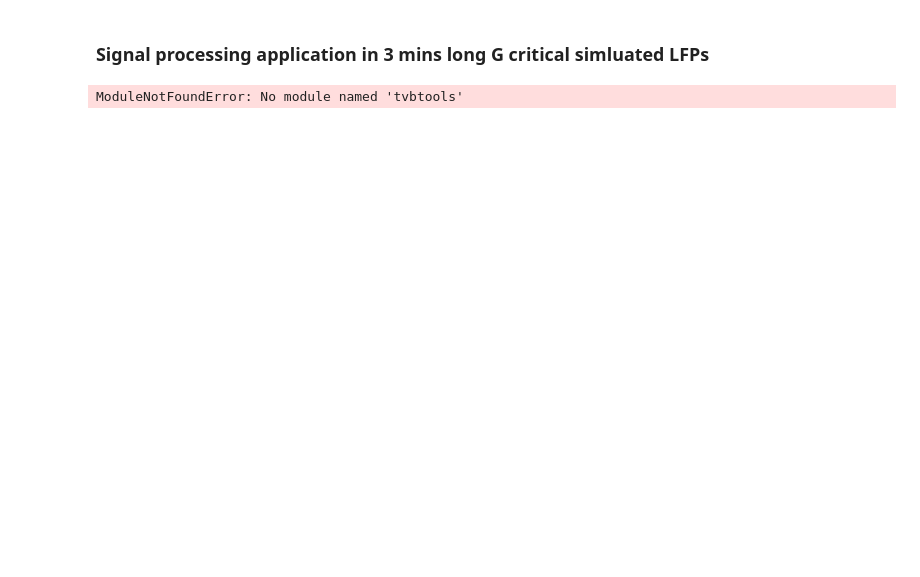
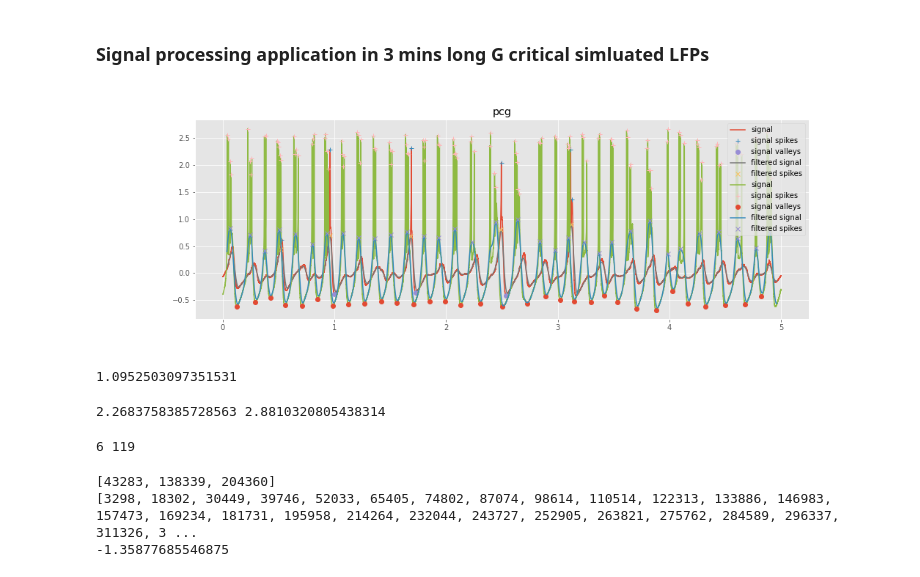
Before and after one commit to yilewang/Gc_detect_script, a Jupyter notebook: application/h5signalgc.ipynb, the cells around one changed output. Drawn from its saved outputs; the diff is of its cells as text; code cells hidden in the pictures; blank space fills up the shorter version.

Commit message:
update signal tools

```diff
--- a/application/h5signalgc.ipynb
+++ b/application/h5signalgc.ipynb
@@ -9,18 +9,16 @@ import sys
 from scipy.signal import hilbert, chirp
 # import tools
 # sys.path.append("/mnt/c/Users/wayne/tvb/tvbtools")
-# sys.path.append("/mnt/w/github/tvbtools")
-from tvbtools.tools.signaltools import SignalToolkit
+sys.path.append("/mnt/w/github/tvbtools")
+from tvbtools.signaltools import SignalToolkit
 import ipywidgets as widgets
 my_layout = widgets.Layout()
 plt.style.use('ggplot')
 %matplotlib inline
-# %% [output]
-ModuleNotFoundError: No module named 'tvbtools'
 # %%
 # import example data
 # filename = "/mnt/c/Users/wayne/tvb/gc3mins/SNC/2820A.h5"
-filename = "/mnt/w/gc3mins/SNC/2820A.h5"
+filename = "/mnt/w/gc3mins/AD/0306A.h5"
 # create an instance
 subject = SignalToolkit(filename, fs=81920.)
 dset = subject.hdf5_reader()
@@ -34,15 +32,23 @@ spikesparas_af= {'prominence': 0.5, 'width':3000, 'height': 0.}
 pcg_left = subject.signal_package(dset, 4, 'pcg_left', 2.0, 3.0, True, spikesparas, valleysparas,spikesparas_af)
 pcg_right = subject.signal_package(dset, 5, 'pcg_right', 2.0, 3.0,True, spikesparas, valleysparas,spikesparas_af)
 # %%
-# %matplotlib widget
-# fig = plt.figure(figsize=(15,5))
-# axes = fig.add_subplot(111)
-# axes = subject.signal_af(axes=axes, **pcg_left)
-# subject.signal_af(axes=axes, **pcg_right)
-# axes.set_title("pcg")
-# axes.legend()
-# plt.show()
+%matplotlib widget
+fig = plt.figure(figsize=(15,5))
+axes = fig.add_subplot(111)
+axes = subject.signal_af(axes=axes, **pcg_left)
+subject.signal_af(axes=axes, **pcg_right)
+axes.set_title("pcg")
+axes.legend()
+plt.show()
+# %% [output]
+[figure, added]
 # %%
 subject.phase_locking(pcg_left["after_filtered"], pcg_right["after_filtered"], visual=False)
+# %% [output]
+1.0952503097351531
 # %%
-amp_dergee = subject.amp_count(data=pcg_left["data"], spikeslist=pcg_left['spikeslist'], valleyslist=pcg_left["valleyslist"], mode="p2v")
+amp_degree_left = subject.amp_count(data=pcg_left["data"], spikeslist=pcg_left['spikeslist'], valleyslist=pcg_left["valleyslist"], mode="p2v")
+amp_degree_right = subject.amp_count(data=pcg_right["data"], spikeslist=pcg_right['spikeslist'], valleyslist=pcg_right["valleyslist"], mode="p2v")
+print(amp_degree_left, amp_degree_right)
+# %% [output]
+2.2683758385728563 2.8810320805438314
@@ -51,2 +55,13 @@ freq_num = subject.freq_count(spikeslist=pcg_left["spikeslist"])
+# %%
+freq_num_left = subject.freq_count(data=pcg_left["data"],spikeslist=pcg_left["spikeslist"])
+freq_num_right = subject.freq_count(data=pcg_right["data"],spikeslist=pcg_right["spikeslist"])
+print(freq_num_left, freq_num_right)
+# %% [output]
+6 119
 # %%
 delay_time = subject.phase_delay(data1=pcg_left["data"], data2=pcg_right["data"], spikeslist1=pcg_left["spikeslist"], spikeslist2=pcg_right["spikeslist"], valleyslist1=pcg_left['valleyslist'], valleyslist2=pcg_right["valleyslist"], mode = "SI")
+print(delay_time)
+# %% [output]
+[43283, 138339, 204360]
+[3298, 18302, 30449, 39746, 52033, 65405, 74802, 87074, 98614, 110514, 122313, 133886, 146983, 157473, 169234, 181731, 195958, 214264, 232044, 243727, 252905, 263821, 275762, 284589, 296337, 311326, 3 ...
+-1.35877685546875
```
Also changed, not shown: parts of 1 cell of this notebook, 1 other file.
